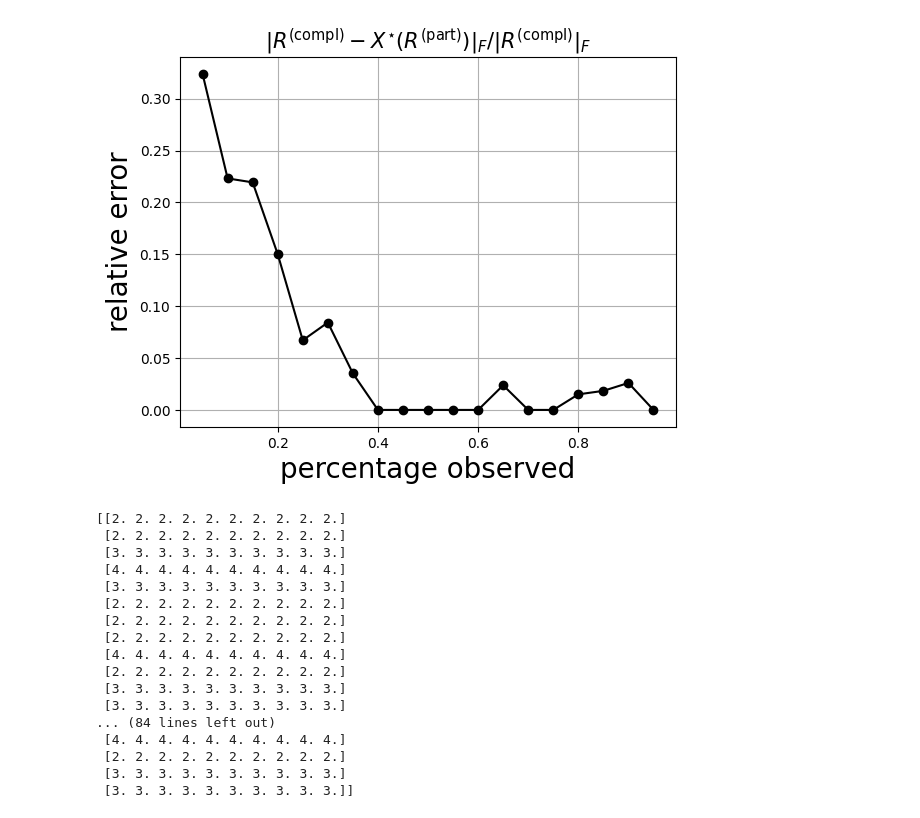
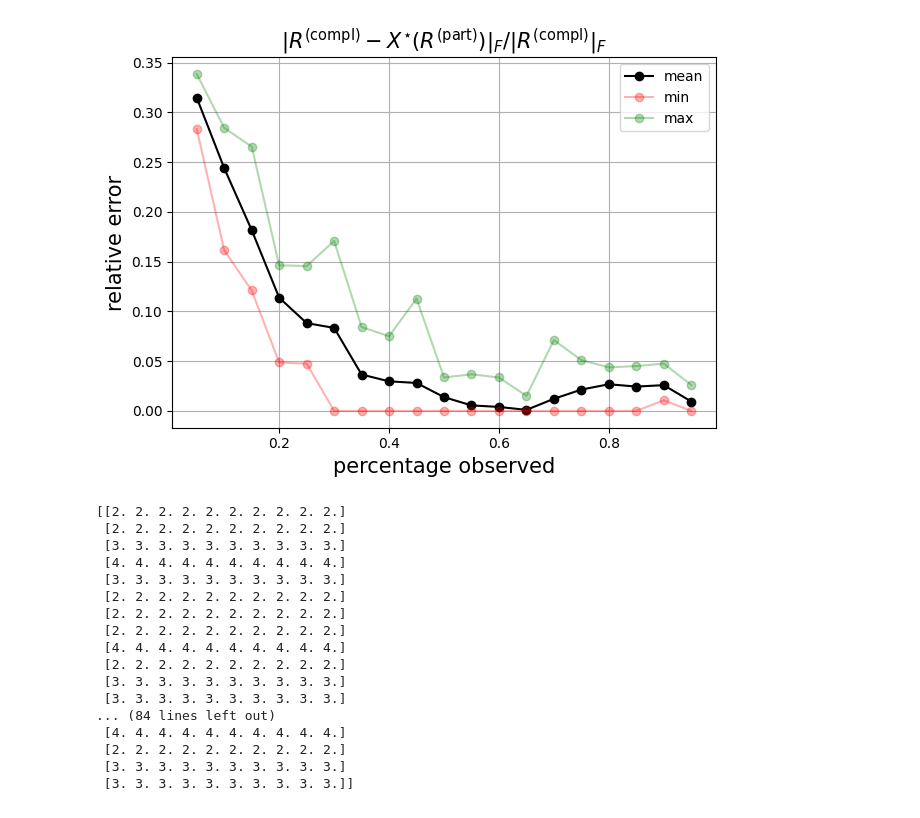
Before and after one commit to CharlieLeee/cvx_opt_projects, a Jupyter notebook: Project 2/RecommenderSystemII.ipynb, the cells around one changed output. Cells and saved outputs as stored; diff of their text form; code cells hidden in the pictures.

```diff
--- a/Project 2/RecommenderSystemII.ipynb
+++ b/Project 2/RecommenderSystemII.ipynb
@@ -87,17 +90,27 @@ for z in range(0,Zi):
 16
 17
 18
-# %%
-# Plot the results
-p = np.linspace(0.05, 0.95, num=Zi)
-plt.plot(p, Error,marker="o", color="black")
-plt.title(r'$\left\|R^{(\mathrm{compl })}-X^{\star}\left(R^{(\mathrm{part })}\right)\right\|_F /\left\|R^{(\mathrm{compl })}\right\|_F$' ,fontsize=15)
-plt.xlabel('percentage observed',fontsize=20)
-plt.ylabel('relative error',fontsize=20)
-plt.grid(True)
-plt.show()
-# %% [output]
-[figure, removed]
+# %%
+results_all = np.array(results_all)
+mean_val = np.mean(results_all, axis=0)
+min_val = np.min(results_all, axis=0)
+max_val = np.max(results_all, axis=0)
+# %%
+# Plot the results
+p = np.linspace(0.05, 0.95, num=Zi)
+plt.plot(p, mean_val ,marker="o", color="black", label='mean')
+plt.plot(p, min_val ,marker="o", color="red", alpha=0.3, label='min')
+plt.plot(p, max_val ,marker="o", color="green", alpha=0.3, label='max')
+plt.title(r'$\left\|R^{(\mathrm{compl })}-X^{\star}\left(R^{(\mathrm{part })}\right)\right\|_F /\left\|R^{(\mathrm{compl })}\right\|_F$' ,fontsize=15)
+plt.xlabel('percentage observed',fontsize=15)
+plt.ylabel('relative error',fontsize=15)
+plt.grid(True)
+plt.legend()
+plt.tight_layout()
+plt.savefig('p5_ii.pdf')
+plt.show()
+# %% [output]
+[figure, added]
 # %%
 # You can see that we indeed recover Rcompl
 print(Xopt_int)
```
Also changed, not shown: parts of 1 cell of this notebook.
